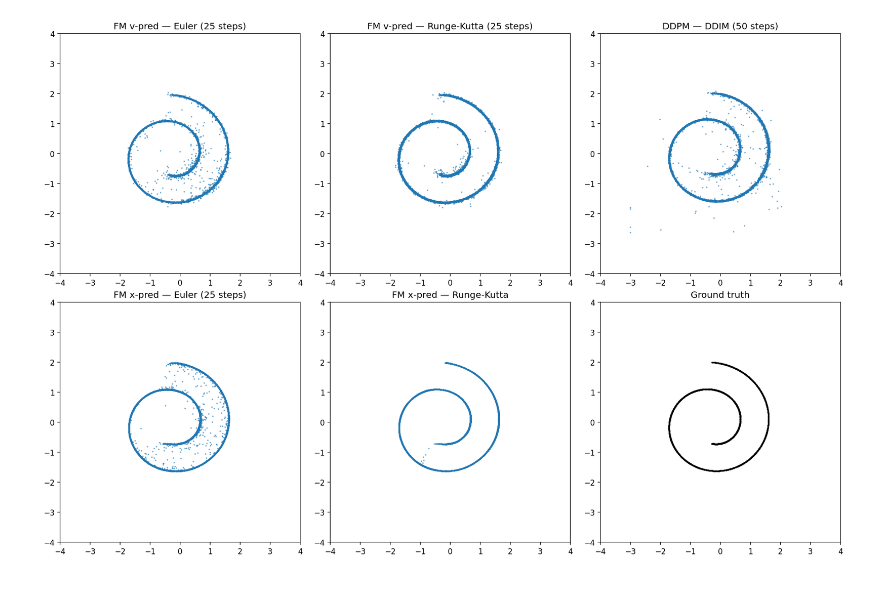
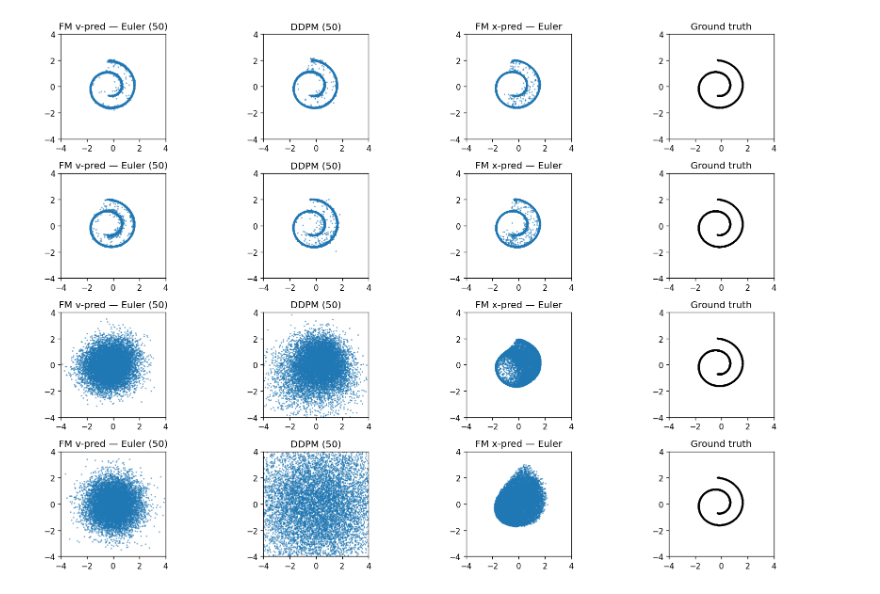
Before and after one commit to etienne87/diffusion_tutorials, a Jupyter notebook: notebooks/jit_toy_problem.ipynb, the cells around one changed output. Drawn from its saved outputs; the diff is of its cells as text; code cells hidden in the pictures.

```diff
--- a/notebooks/jit_toy_problem.ipynb
+++ b/notebooks/jit_toy_problem.ipynb
@@ -169,9 +194,11 @@ lr = 1e-3
 time_dim = 0  # Set to 64 to use sinusoidal time embedding
 h_dim = 128
 
-for i, d_dim in enumerate([2, 8, 64, 512]):
+for i, d_dim in enumerate(d_dims):
 
     buried_train_set = train_set @ projection_matrices[i]
+
+    print(buried_train_set.shape)
 
     _kw = dict(data=buried_train_set, niter=niter, lr=1e-3, ckpt_dir=ckpt_dir,
             load=LOAD_FROM_CHECKPOINT_IF_AVAILABLE, save=SAVE_CHECKPOINT_AFTER_TRAIN)
@@ -180,7 +207,7 @@ for i, d_dim in enumerate([2, 8, 64, 512]):
     model_x_pred = TinyMLP(d_dim, h_dim, time_dim=time_dim, x_prediction=True, reverse_time=True)
     model_ddpm   = TinyMLP(d_dim, h_dim, time_dim=32,       x_prediction=False)
 
-    losses_v_pred = load_or_train(model_v_pred, f"bury_toy_problem_{d_dim}_flow_matching_vpred", train_step_fm_vpred,       **_kw)
+    losses_v_pred = load_or_train(model_v_pred, f"bury_toy_problem_{d_dim}_flow_matching_vpred", train_step_fm_vpred, **_kw)
     losses_x_pred = load_or_train(model_x_pred, f"bury_toy_problem_{d_dim}_flow_matching_xpred_revtime", train_step_fm_xpred, **_kw)
     losses_ddpm   = load_or_train(model_ddpm,   f"bury_toy_problem_{d_dim}_flow_matching_ddpm",  train_step_ddpm,     **_kw)
 
@@ -196,44 +242,61 @@ RuntimeError: mat1 and mat2 shapes cannot be multiplied (1000x101 and 3x32)
 # %%
-# let's code inference
-# ivp is dopri5 ode solver
 from common_viz import animate_flow
 
 n_steps_ddpm = 50
-n_steps_euler = 25
-
-samples_euler       = generate_samples_euler(model_v_pred, 10000, n_steps_euler)
-samples_ode         = generate_samples_ode(model_v_pred, 10000, n_eval=10)
-samples_euler_xpred = generate_samples_euler(model_x_pred, 10000, n_steps_euler)
-samples_ode_xpred   = generate_samples_ode(model_x_pred, 10000, n_eval=10)
-samples_ddpm        = generate_samples_ddpm(model_ddpm, _betas, _alphas_cumprod, 10000, n_steps=n_steps_ddpm)
+n_steps_euler = 50
 
 sc_kw = dict(alpha=0.5, s=1)
 gt = train_set.cpu().numpy()
 
-fig, axes = plt.subplots(2, 3, figsize=(15, 10), dpi=120)
 
-axes[0, 0].scatter(samples_euler[:, 0],       samples_euler[:, 1],       **sc_kw)
-axes[0, 0].set_title(f'FM v-pred — Euler ({n_steps_euler} steps)')
 
-axes[0, 1].scatter(samples_ode[:, 0],         samples_ode[:, 1],         **sc_kw)
-axes[0, 1].set_title(f'FM v-pred — Runge-Kutta ({n_steps_euler} steps)')
 
-axes[0, 2].scatter(samples_ddpm[:, 0],        samples_ddpm[:, 1],        **sc_kw)
-axes[0, 2].set_title(f'DDPM — DDIM ({n_steps_ddpm} steps)')
+# ---- Plot ----
+fig, axes = plt.subplots(len(d_dims), 4, figsize=(15, 10), dpi=120)
+axes = axes.reshape(len(d_dims), 4)
 
-axes[1, 0].scatter(samples_euler_xpred[:, 0], samples_euler_xpred[:, 1], **sc_kw)
-axes[1, 0].set_title(f'FM x-pred — Euler ({n_steps_euler} steps)')
+for i, d_dim in enumerate(d_dims):
 
-axes[1, 1].scatter(samples_ode_xpred[:, 0],   samples_ode_xpred[:, 1],   **sc_kw)
-axes[1, 1].set_title('FM x-pred — Runge-Kutta')
+    print(f"\n=== Inference in dimension {d_dim} ===")
 
-axes[1, 2].scatter(gt[:, 0], gt[:, 1], c='black', s=1, alpha=0.3)
-axes[1, 2].set_title('Ground truth')
+    # Load projection matrix
+    A = projection_matrices[i]              # (2, D)
+    AT = A.T                                # (D, 2)
 
-for ax in axes.flat:
-    ax.set_aspect('equal')
-    ax.set_xlim(-4, 4)
-    ax.set_ylim(-4, 4)
+    model_v_pred = TinyMLP(d_dim, h_dim, time_dim=time_dim, x_prediction=False)
+    model_x_pred = TinyMLP(d_dim, h_dim, time_dim=time_dim, x_prediction=True, reverse_time=True)
+    model_ddpm   = TinyMLP(d_dim, h_dim, time_dim=32, x_prediction=False)
+
+    load_or_train(model_v_pred, f"bury_toy_problem_{d_dim}_flow_matching_vpred", train_step_fm_vpred, **_kw)
+    load_or_train(model_x_pred, f"bury_toy_problem_{d_dim}_flow_matching_xpred_revtime", train_step_fm_xpred, **_kw)
+    load_or_train(model_ddpm,   f"bury_toy_problem_{d_dim}_flow_matching_ddpm",  train_step_ddpm,     **_kw)
+
+    # ---- Sampling in D-dim ----
+    samples_euler       = generate_samples_euler(model_v_pred, d_dim=d_dim, n_samples=10000, n_steps=n_steps_euler)
+    samples_euler_xpred = generate_samples_euler(model_x_pred, d_dim=d_dim, n_samples=10000, n_steps=n_steps_euler)
+    samples_ddpm        = generate_samples_ddpm(model_ddpm, _betas, _alphas_cumprod, d_dim=d_dim, n_samples=10000, n_steps=n_steps_ddpm)
+
+    print(samples_euler.shape, AT.shape)
+    # ---- Decode back to 2D ----
+    samples_euler_2d       = samples_euler @ AT
+    samples_euler_xpred_2d = samples_euler_xpred @ AT
+    samples_ddpm_2d        = samples_ddpm @ AT
+
+    axes[i, 0].scatter(samples_euler_2d[:, 0], samples_euler_2d[:, 1], **sc_kw)
+    axes[i, 0].set_title(f'FM v-pred — Euler ({n_steps_euler})')
+
+    axes[i, 1].scatter(samples_ddpm_2d[:, 0], samples_ddpm_2d[:, 1], **sc_kw)
+    axes[i, 1].set_title(f'DDPM ({n_steps_ddpm})')
+
+    axes[i, 2].scatter(samples_euler_xpred_2d[:, 0], samples_euler_xpred_2d[:, 1], **sc_kw)
+    axes[i, 2].set_title('FM x-pred — Euler')
+    axes[i, 3].scatter(gt[:, 0], gt[:, 1], c='black', s=1, alpha=0.3)
+    axes[i, 3].set_title('Ground truth')
+
+    for ax in axes.flat:
+        ax.set_aspect('equal')
+        ax.set_xlim(-4, 4)
+        ax.set_ylim(-4, 4)
 
 plt.tight_layout()
 plt.show()
@@ -241 +327 @@ plt.show()
-[figure, old version]
+[figure, new version]
```
Also changed, not shown: parts of 9 cells of this notebook, 1 other file.
